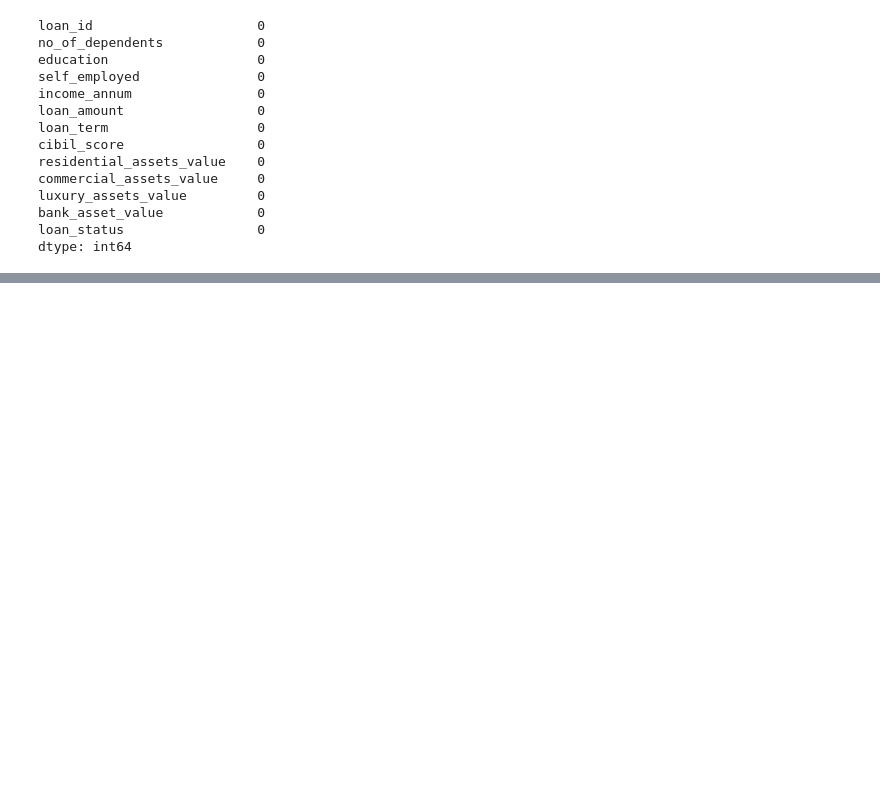
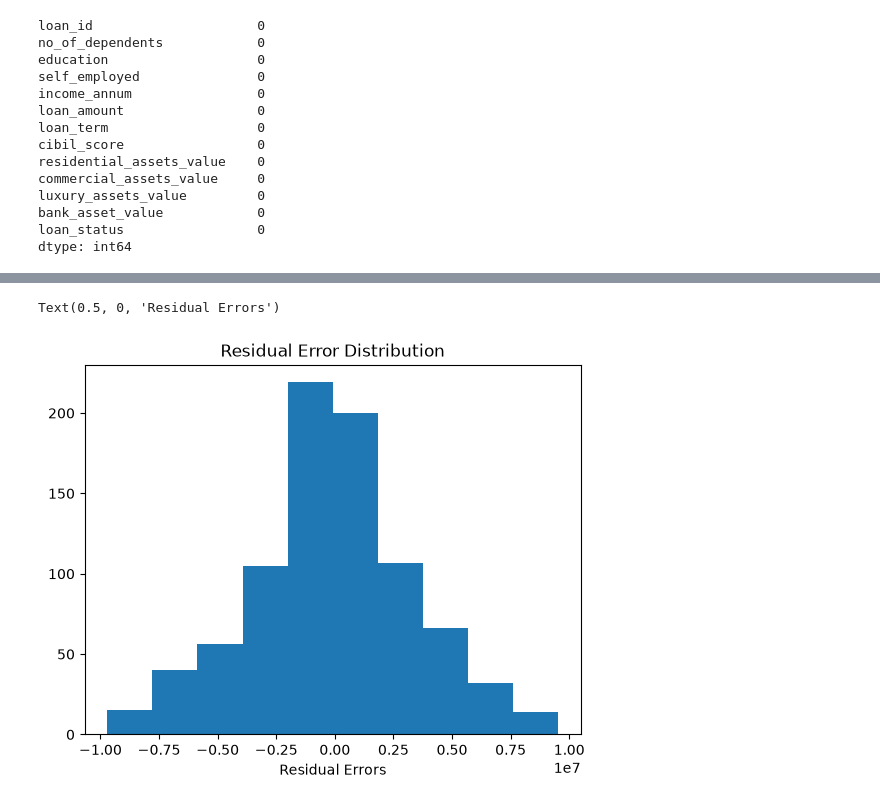
Before and after one commit to Anurag0916/AI101_MIni_Project, a Jupyter notebook: project.ipynb, the cells around one changed output, grey strips where cells are left out. Saved outputs shown, nothing was run; the diff lists cells and outputs as text; code cells hidden in the pictures; blank space fills up the shorter version.

```diff
--- a/project.ipynb
+++ b/project.ipynb
@@ -119,0 +151,8 @@ print(y.shape)
+# %%
+residual_error=y_test-y_test_pred
+plt.hist(residual_error)
+plt.title("Residual Error Distribution")
+plt.xlabel("Residual Errors")
+# %% [output]
+Text(0.5, 0, 'Residual Errors')
+[figure, added]
```
Also changed, not shown: parts of 6 cells of this notebook.
